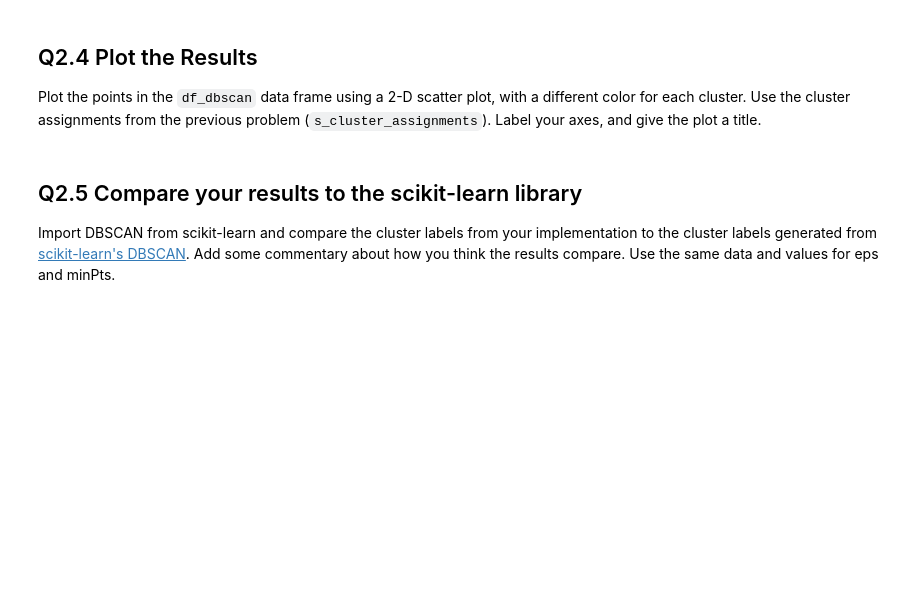
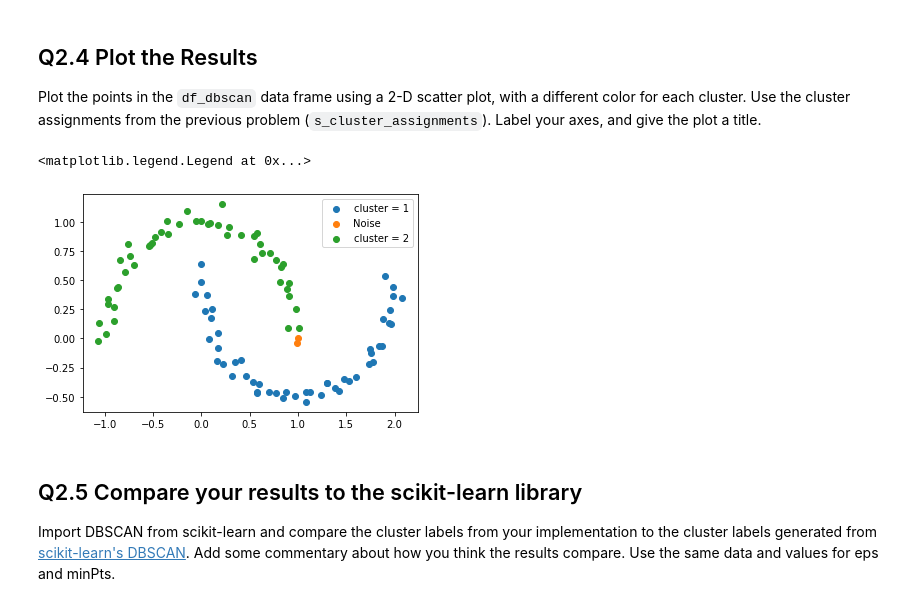
Before and after one commit to gpmika0/notebooker, a Jupyter notebook: CS329E_HW9.ipynb, the cells around one changed output. Saved outputs shown, nothing was run; the diff lists cells and outputs as text; code cells hidden in the pictures; blank space fills up the shorter version.

```diff
--- a/CS329E_HW9.ipynb
+++ b/CS329E_HW9.ipynb
@@ -112,3 +121,34 @@ def dbscan( df_data, eps, min_pts ):
+# %%
+def dbscan( df_data, eps, min_pts ):
+    NOISE_LABEL = 0
+    clust = [-1]*len(df_data)
+    c = 0
+    for idx in range(len(df_data)):
+        if clust[idx] != -1:
+            continue
+        n = range_query(df_data, idx, eps)
+        if len(n) < min_pts:
+            clust[idx] = NOISE_LABEL
+            continue
+        c += 1
+        clust[idx] = c
+        df_s = n.drop(idx)
+        s = df_s.index.tolist()
+        for i in s:
+            if clust[i] == NOISE_LABEL:
+                clust[i] = c
+            if clust[i] != -1:
+                continue
+            clust[i] = c
+            df_n = range_query(df_data, i, eps)
+            df_n = df_n.index.tolist()
+            if len(n) >= min_pts:
+                new_seed = df_n
+                for var in new_seed:
+                    if var not in s:
+                        s.append(var)
+    clust_series = pd.Series(clust)
+    return clust_series
 # %%
 # Test it out
 s_cluster_assignment = dbscan( df_dbscan, 0.23, 6)
@@ -123,3 +165,15 @@ Plot the points in the `df_dbscan` data frame using a 2-D scatter plot, with a d
+# %%
+# Plot each cluster
+for label in s_cluster_assignment.unique():
+    df_cluster = df_dbscan[ s_cluster_assignment == label ]
+    if label == 0:
+        plt.scatter(df_cluster['x'], df_cluster['y'], label = 'Noise')
+    else:
+        plt.scatter(df_cluster['x'], df_cluster['y'], label = 'cluster = '+str(label))
+plt.legend()
+# %% [output]
+<matplotlib.legend.Legend at 0x...>
+[figure, added]
 # %% [markdown]
 ## Q2.5 Compare your results to the scikit-learn library
 
```
Also changed, not shown: parts of 10 cells of this notebook.
